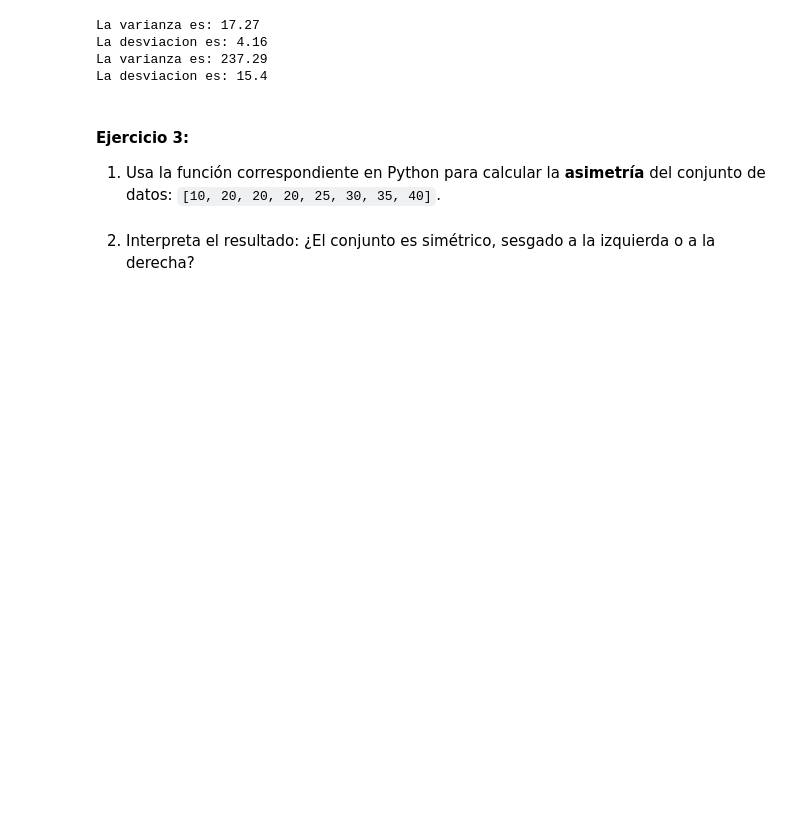
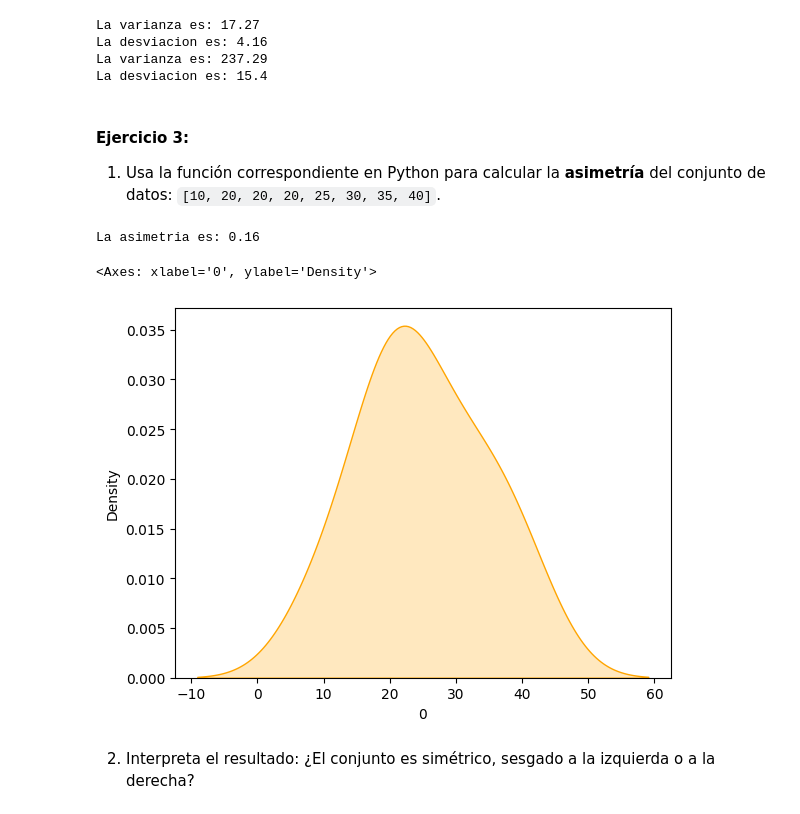
Before and after one commit to santiagorodriguez-dev/laboratorio-modulo6-leccion01-estadistica-descriptiva, a Jupyter notebook: notebooks/laboratorio-modulo6-leccion01-estadistica-descriptiva.ipynb, the cells around one changed output. Saved outputs shown, nothing was run; the diff lists cells and outputs as text; code cells hidden in the pictures; blank space fills up the shorter version.

```diff
--- a/notebooks/laboratorio-modulo6-leccion01-estadistica-descriptiva.ipynb
+++ b/notebooks/laboratorio-modulo6-leccion01-estadistica-descriptiva.ipynb
@@ -105,2 +103,13 @@ La desviacion es: 15.4
+# %%
+datos_3 = [10, 20, 20, 20, 25, 30, 35, 40]
+df_datos_3 = pd.DataFrame(datos_3)
+print(f"La asimetria es: {np.round(df_datos_3[0].skew(), 2)}")
+sns.kdeplot(df_datos_3[0],
+            fill=True,
+            color = "orange")
+# %% [output]
+La asimetria es: 0.16
+<Axes: xlabel='0', ylabel='Density'>
+[figure, added]
 # %% [markdown]
 2. Interpreta el resultado: ¿El conjunto es simétrico, sesgado a la izquierda o a la derecha?
```
Also changed, not shown: parts of 3 cells of this notebook.
